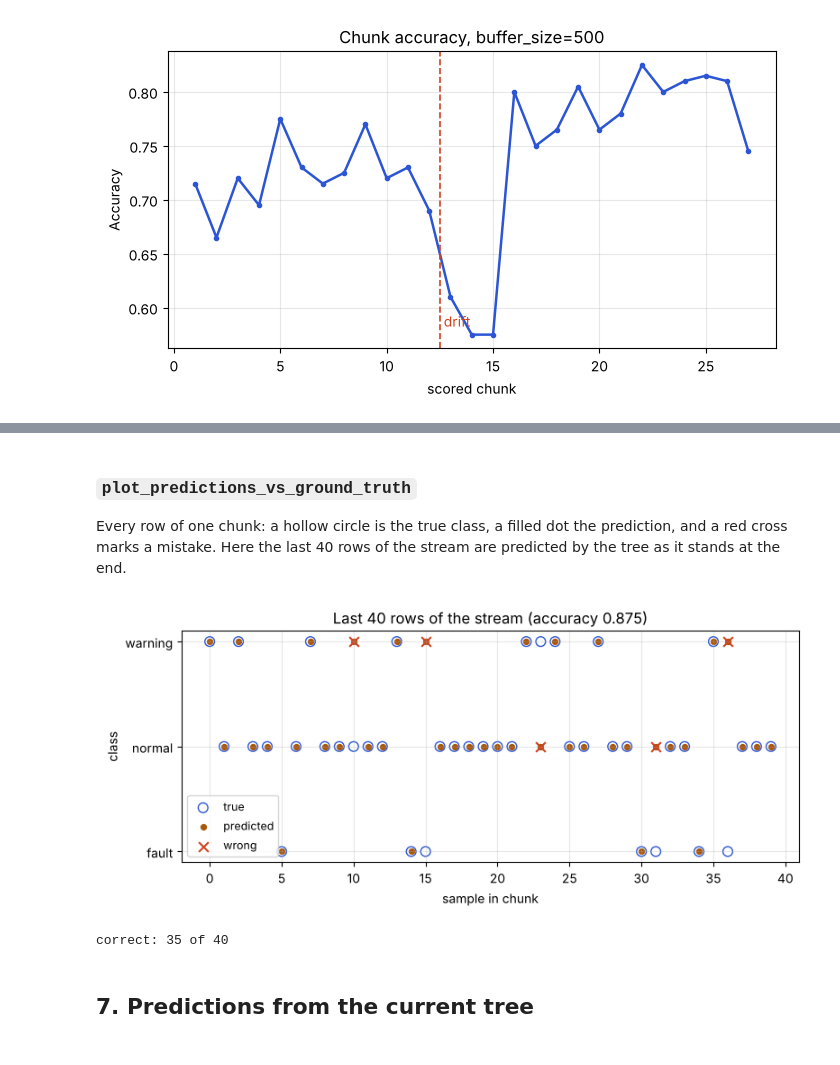
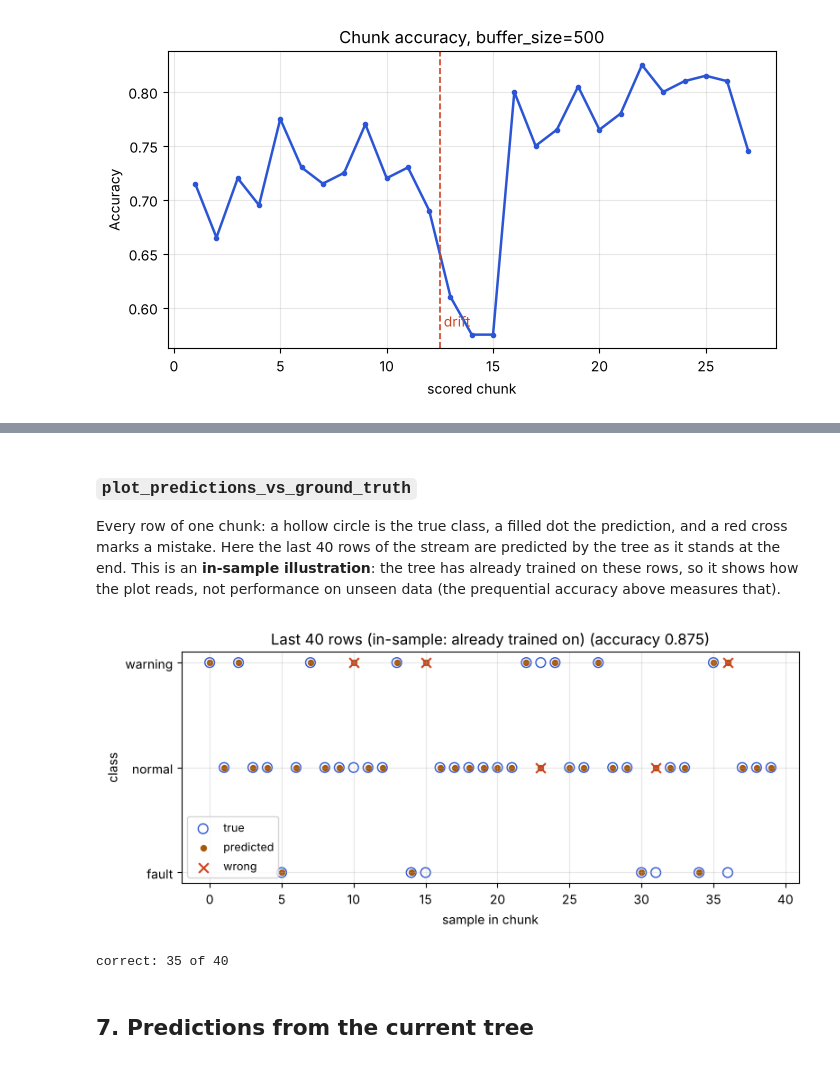
Before and after one commit to JaiDev36/PfAI_Assignment_2.1, a Jupyter notebook: NumCompute/demo/stream_demo.ipynb, the cells around one changed output, grey strips where cells are left out. Drawn from its saved outputs; the diff is of its cells as text; code cells hidden in the pictures.

```diff
--- a/NumCompute/demo/stream_demo.ipynb
+++ b/NumCompute/demo/stream_demo.ipynb
@@ -255,15 +257,15 @@ plt.show()
 # %% [markdown]
 ### `plot_predictions_vs_ground_truth`
 
-Every row of one chunk: a hollow circle is the true class, a filled dot the prediction, and a red cross marks a mistake. Here the last 40 rows of the stream are predicted by the tree as it stands at the end.
+Every row of one chunk: a hollow circle is the true class, a filled dot the prediction, and a red cross marks a mistake. Here the last 40 rows of the stream are predicted by the tree as it stands at the end. This is an **in-sample illustration**: the tree has already trained on these rows, so it shows how the plot reads, not performance on unseen data (the prequential accuracy above measures that).
 # %%
 last_X, last_y = X[-40:], y[-40:]
 last_pred = trainer.model.predict(last_X)
-fig, ax = vis.plot_predictions_vs_ground_truth(last_y, last_pred, title="Last 40 rows of the stream")
+fig, ax = vis.plot_predictions_vs_ground_truth(last_y, last_pred, title="Last 40 rows (in-sample: already trained on)")
 plt.show()
 print("correct:", int((last_y == last_pred).sum()), "of", len(last_y))
 # %% [output]
-[figure, old version]
+[figure, new version]
 correct: 35 of 40
 # %% [markdown]
 ## 7. Predictions from the current tree
```
Also changed, not shown: parts of 7 cells of this notebook, 2 other files.
